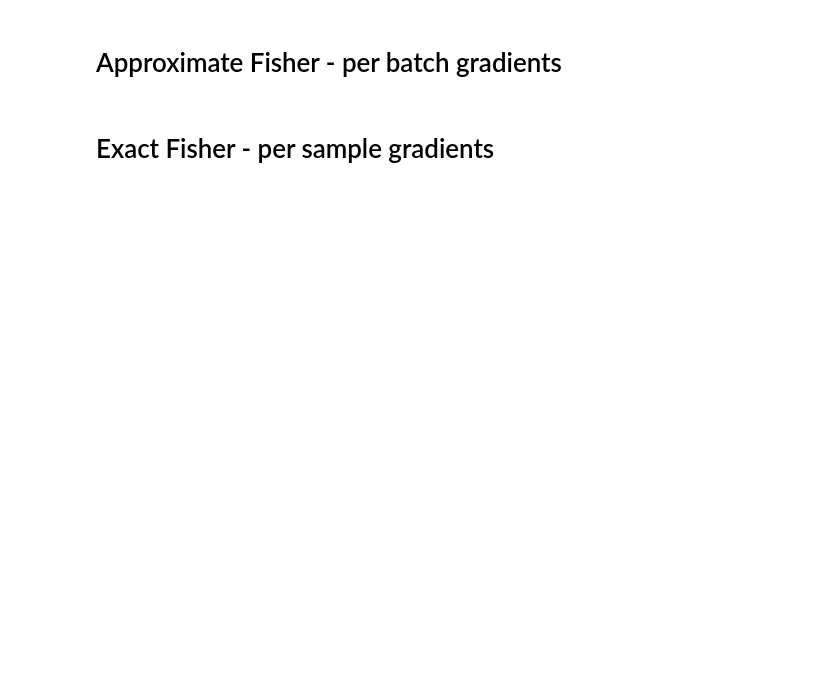
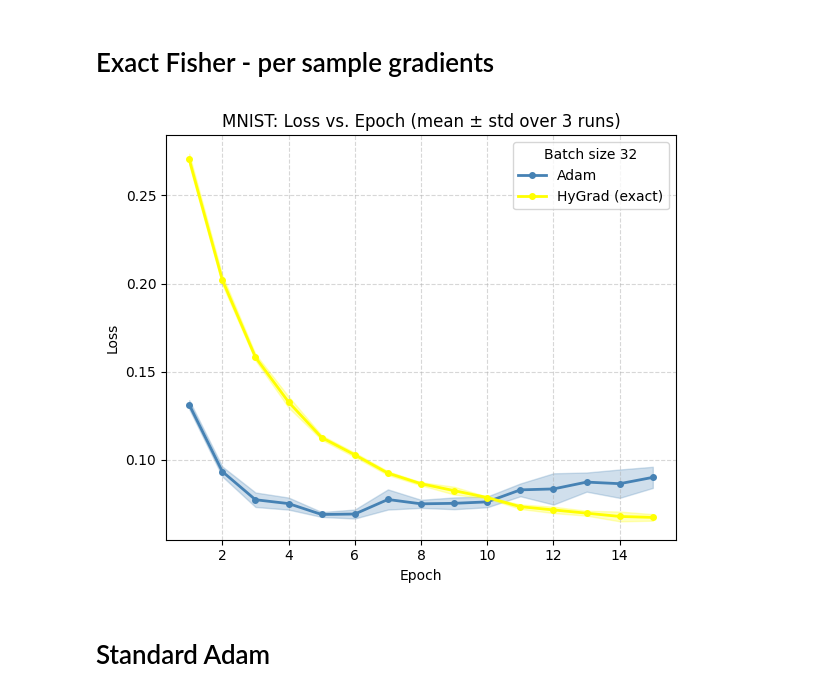
Before and after one commit to dr-stringfellow/hygrad, a Jupyter notebook: example-slim.ipynb, the cells around one changed output. Saved outputs shown, nothing was run; the diff lists cells and outputs as text; code cells hidden in the pictures; blank space fills up the shorter version.

```diff
--- a/example-slim.ipynb
+++ b/example-slim.ipynb
@@ -114,5 +118,3 @@ class MLP(nn.Module):
 
     def forward(self, x):
         return self.net(x)
-# %% [markdown]
-# Approximate Fisher - per batch gradients
@@ -251,35 +232,39 @@ np.save("higher_order.npy", adam_loss)
 # %%
 import matplotlib.pyplot as plt
 
 loss_ad = np.load('adam.npy')
-loss_ad_approx = np.load('adam_approx.npy')
-loss_hygrad = np.load('higher_order.npy')
+#loss_ad_approx = np.load('adam_approx.npy')
+loss_hygrad = np.load('higher_order_exact.npy')
 
 #print(loss_ad)
 
 epochs = np.arange(1, 16)  # Epochs 1–15
 mean_ad = loss_ad.mean(axis=0)   # Shape: (15,)
 std_ad  = loss_ad.std(axis=0)    # Shape: (15,)
-mean_ad_approx = loss_ad_approx.mean(axis=0)   # Shape: (15,)
-std_ad_approx  = loss_ad_approx.std(axis=0)    # Shape: (15,)
+#mean_ad_approx = loss_ad_approx.mean(axis=0)   # Shape: (15,)
+#std_ad_approx  = loss_ad_approx.std(axis=0)    # Shape: (15,)
 mean_hygrad = loss_hygrad.mean(axis=0)   # Shape: (15,)
 std_hygrad  = loss_hygrad.std(axis=0)    # Shape: (15,)
 
 fig, ax = plt.subplots(figsize=(6, 5))
 
 ax.plot(epochs, mean_ad, color="steelblue", linewidth=2, marker="o", markersize=4, label="Adam")
 ax.fill_between(epochs, mean_ad - std_ad, mean_ad + std_ad, alpha=0.25, color="steelblue")
-ax.plot(epochs, mean_ad_approx, color="indianred", linewidth=2, marker="o", markersize=4, label="Adam Approx")
-ax.fill_between(epochs, mean_ad_approx - std_ad_approx, mean_ad_approx + std_ad_approx, alpha=0.25, color="indianred")
-ax.plot(epochs, mean_hygrad, color="yellow", linewidth=2, marker="o", markersize=4, label="HyGrad")
+#ax.plot(epochs, mean_ad_approx, color="indianred", linewidth=2, marker="o", markersize=4, label="Adam Approx")
+#ax.fill_between(epochs, mean_ad_approx - std_ad_approx, mean_ad_approx + std_ad_approx, alpha=0.25, color="indianred")
+ax.plot(epochs, mean_hygrad, color="yellow", linewidth=2, marker="o", markersize=4, label="HyGrad (exact)")
 ax.fill_between(epochs, mean_hygrad - std_hygrad, mean_hygrad + std_hygrad, alpha=0.25, color="yellow")
 
 ax.set_xlabel("Epoch")
 ax.set_ylabel("Loss")
-ax.set_title("MNIST: Loss vs. Epoch (mean ± std over 4 runs)")
-ax.legend()
+ax.set_title("MNIST: Loss vs. Epoch (mean ± std over 3 runs)")
+ax.legend(title="Batch size 32")
 ax.grid(True, linestyle="--", alpha=0.5)
 
 plt.tight_layout()
 plt.savefig("loss_curve.png", dpi=250)
 plt.show()
+# %% [output]
+[figure, added]
+# %% [markdown]
+# Standard Adam
```
Also changed, not shown: parts of 4 cells of this notebook.
